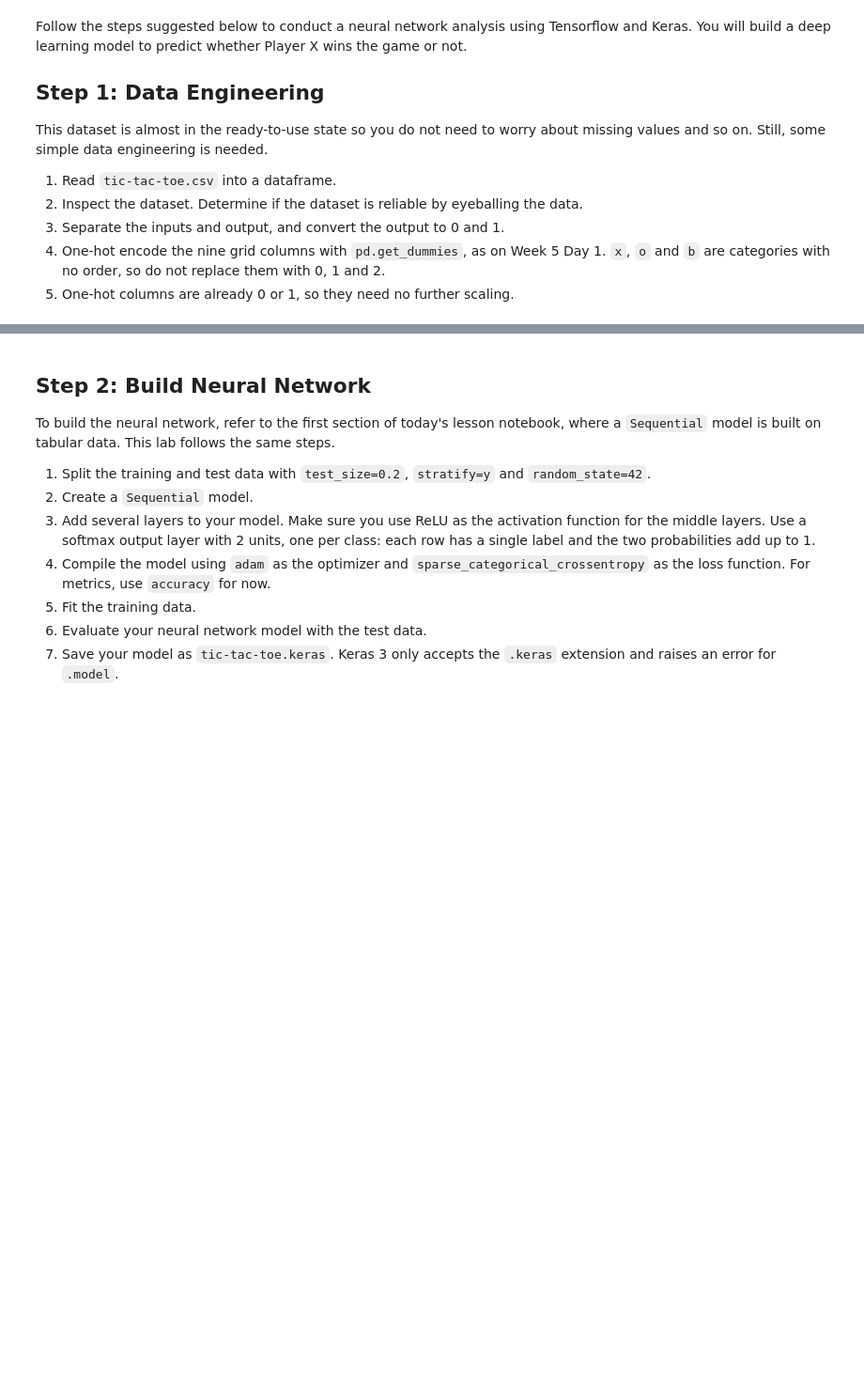
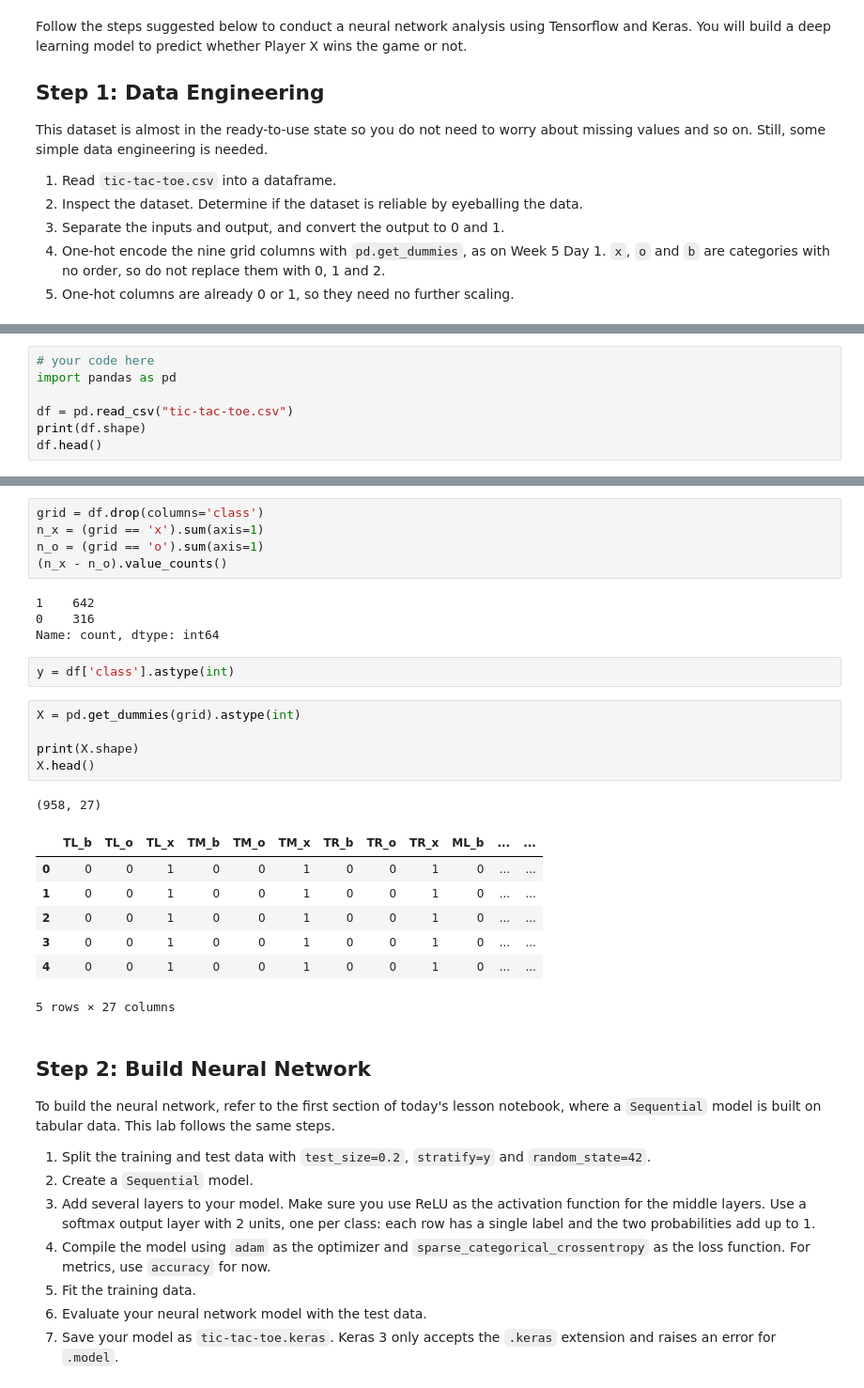
Before and after one commit to ironhack-labs/lab-neural-networks, a Jupyter notebook: your-code/challenge-1.ipynb, the cells around one changed output, grey strips where cells are left out. Shown at 94% size. Saved outputs shown, nothing was run; the diff lists cells and outputs as text; blank space fills up the shorter version.

```diff
--- a/your-code/challenge-1.ipynb
+++ b/your-code/challenge-1.ipynb
@@ -24,0 +43,7 @@ This dataset is almost in the ready-to-use state so you do not need to worry abo
+# %%
+# your code here
+import pandas as pd
+
+df = pd.read_csv("tic-tac-toe.csv")
+print(df.shape)
+df.head()
@@ -25,3 +85,28 @@ This dataset is almost in the ready-to-use state so you do not need to worry abo
+# %%
+grid = df.drop(columns='class')
+n_x = (grid == 'x').sum(axis=1)
+n_o = (grid == 'o').sum(axis=1)
+(n_x - n_o).value_counts()
+# %% [output]
+1    642
+0    316
+Name: count, dtype: int64
+# %%
+y = df['class'].astype(int)
+# %%
+X = pd.get_dummies(grid).astype(int)
+
+print(X.shape)
+X.head()
+# %% [output]
+(958, 27)
+|  | TL_b | TL_o | TL_x | TM_b | TM_o | TM_x | TR_b | TR_o | TR_x | ML_b | ... | ... |
+| 0 | 0 | 0 | 1 | 0 | 0 | 1 | 0 | 0 | 1 | 0 | ... | ... |
+| 1 | 0 | 0 | 1 | 0 | 0 | 1 | 0 | 0 | 1 | 0 | ... | ... |
+| 2 | 0 | 0 | 1 | 0 | 0 | 1 | 0 | 0 | 1 | 0 | ... | ... |
+| 3 | 0 | 0 | 1 | 0 | 0 | 1 | 0 | 0 | 1 | 0 | ... | ... |
+| 4 | 0 | 0 | 1 | 0 | 0 | 1 | 0 | 0 | 1 | 0 | ... | ... |
+5 rows × 27 columns
 # %% [markdown]
 ## Step 2: Build Neural Network
 
```
Also changed, not shown: parts of 19 cells of this notebook, 1 other file.
